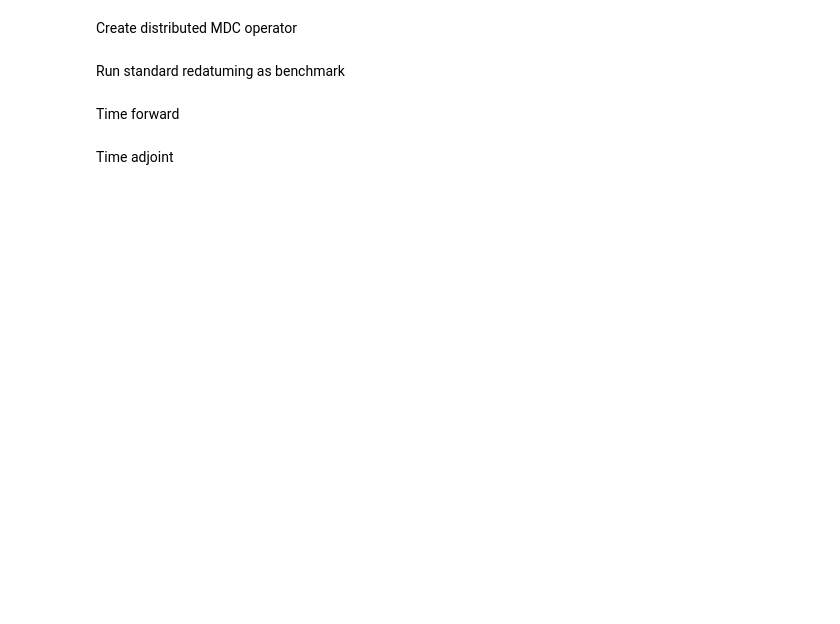
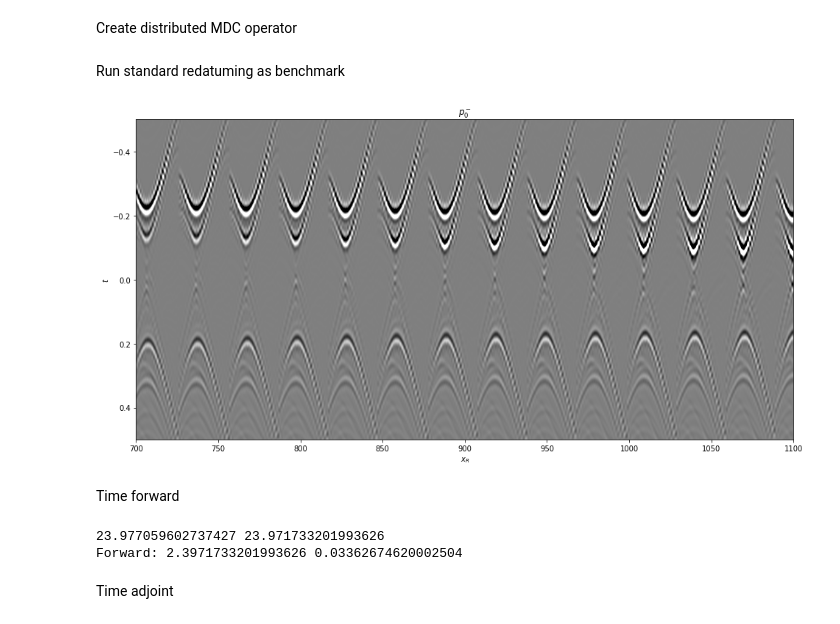
Before and after one commit to DIG-Kaust/MDC-HPC, a Jupyter notebook: MDC_timing.ipynb, the cells around one changed output. Cells and saved outputs as stored; diff of their text form; code cells hidden in the pictures; blank space fills up the shorter version.

```diff
--- a/MDC_timing.ipynb
+++ b/MDC_timing.ipynb
@@ -74,8 +80,7 @@ Input parameters
 # MDC parameters
 nfmax = 300         # max frequency for MDC (#samples)
 darea = 1           # areal extent for spatial integration (not needed here...)
-subsampling = 8     # subsampling of src-recs compared to original data
-ffirst = True       # frequency in first axis of zarr file
+subsampling = 4     # subsampling of src-recs compared to original data
 rechunk = True      # rechunk R
 rebalance = True    # rebalance R across nodes
 
@@ -85,8 +90,7 @@ ntime = min(5, subsampling+1)
 
 # Input file names
 inputfile_aux = os.environ["STORE_PATH"]+'3DMarchenko_auxiliary_2.npz'
-zarrfile = os.environ["STORE_PATH"]+'input3D_sub%d%s.zarr' % \
-    (subsampling, '_ffirst' if ffirst else '')
+zarrfile = os.environ["STORE_PATH"]+'input3D_sub%d_ffirst.zarr' % subsampling
 # %% [markdown]
 Load auxiliary input (contains sources, recs, virtual source etc.)
 # %%
@@ -156,8 +164,6 @@ Read Reflection response from Zarr file
 dRtwosided_fft = 2 * da.from_zarr(zarrfile)  # 2 * as per theory you need 2*R
 # %%
 nchunks = [max(nfmax // ncores, 1), ns, nr]
-if not ffirst:
-    dRtwosided_fft = dRtwosided_fft.transpose(2, 1, 0)
 if rechunk:
     dRtwosided_fft = dRtwosided_fft.rechunk(nchunks)
 else:
@@ -174,31 +182,39 @@ dRop = dMDC(dRtwosided_fft, nt=2*nt-1, nv=1, dt=dt, dr=darea,
             twosided=True, saveGt=False)
 
 # Input focusing function
-dfd_plus = np.concatenate((np.fliplr(G0sub.T).T, np.zeros((nt-1, nr))))
+dfd_plus = np.concatenate((np.fliplr(G0sub.T).T, np.zeros((nt-1, nr)))).astype(np.float32)
 dfd_plus = da.from_array(dfd_plus)
 # %% [markdown]
 Run standard redatuming as benchmark
 # %%
-dp0_minus = dRop * dfd_plus.flatten()
+dp0_minus = dRop.matvec(dfd_plus.flatten())
 # %%
 p0_minus = dp0_minus.compute()
 p0_minus = p0_minus.reshape((2*nt-1), nr)
 # %%
 fig, ax = plt.subplots(1, 1, sharey=True, figsize=(16, 8))
-ax.imshow(p0_minus, cmap='gray', vmin=-1e3, vmax=1e3,
+ax.imshow(p0_minus, cmap='gray', vmin=-5e0, vmax=5e0,
           interpolation='sinc', extent=(0, nr, t[-1], -t[-1]))
 ax.set_title(r'$p_0^-$')
 ax.set_xlabel(r'$x_R$')
 ax.set_ylabel(r'$t$')
 ax.axis('tight')
 ax.set_ylim(0.5, -0.5)
 ax.set_xlim(700, 1100);
+# %% [output]
+[figure, added]
 # %% [markdown]
 Time forward
 # %%
 dp0_forw = dRop.matvec(dfd_plus.flatten())
 
+t0 = time.time()
 exctime = np.array(repeat(lambda: dp0_forw.compute(), number=ntime, repeat=nrepeat))
 meantime, stdtime = np.mean(exctime/ntime), np.std(exctime/ntime)
+print( time.time() - t0, meantime*ntime*nrepeat)
+print('Forward:', meantime, stdtime)
+# %% [output]
+23.977059602737427 23.971733201993626
+Forward: 2.3971733201993626 0.03362674620002504
 # %%
 df = pd.DataFrame(dict(nworkers=nworkers, ncores=ncores, ram=total_ram(),
```
Also changed, not shown: parts of 12 cells of this notebook, 2 other files.
